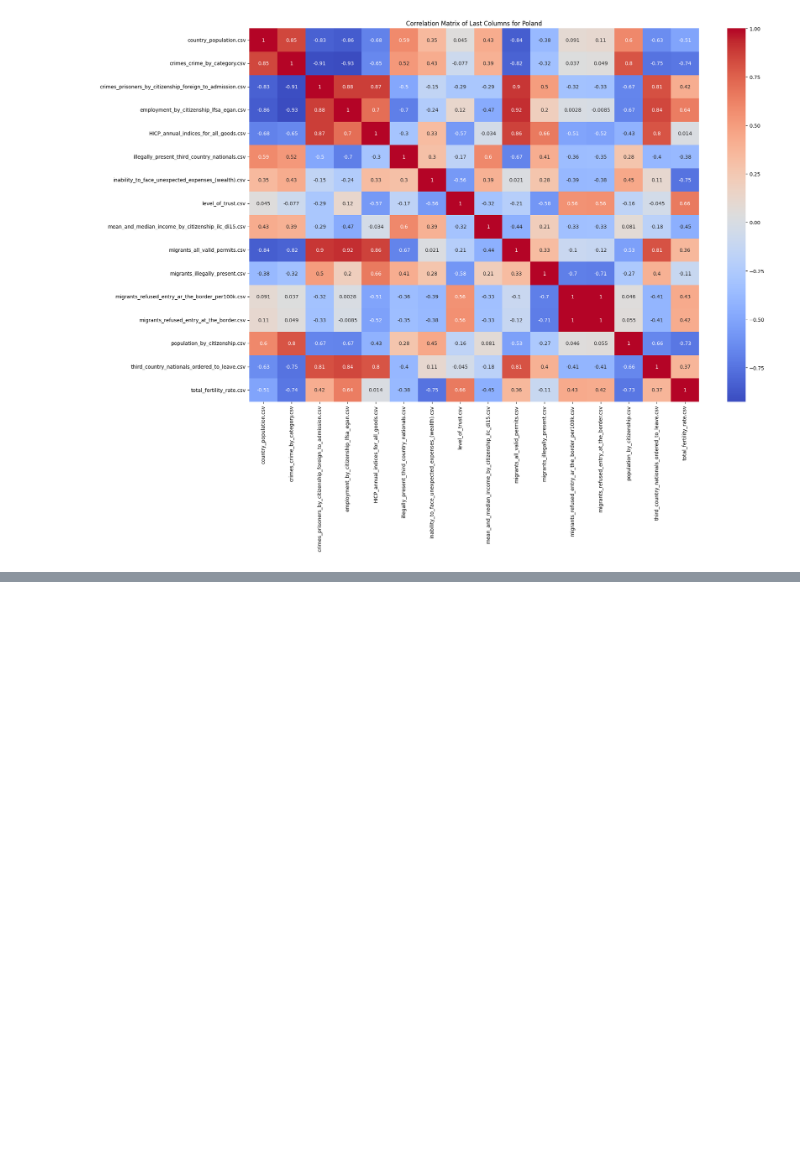
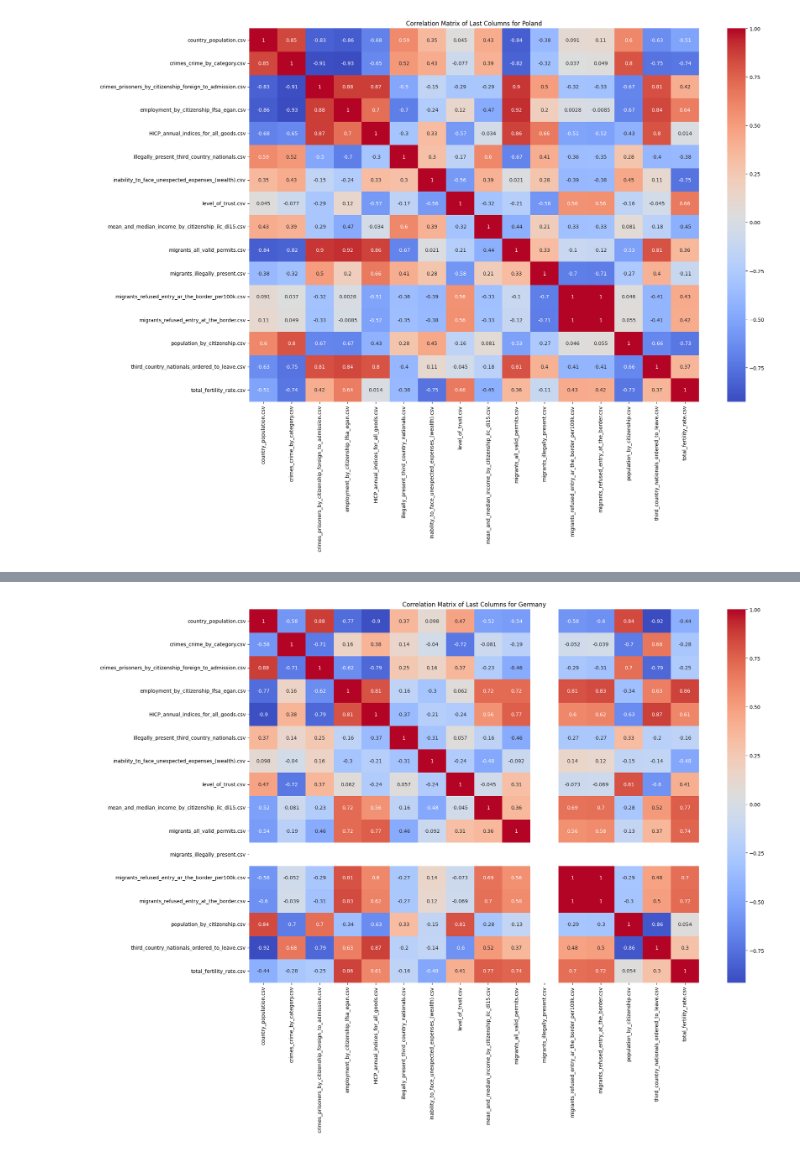
Before and after one commit to natix-x/Data-mining-in-Migration-Analysis, a Jupyter notebook: analysis/correlation_matrix.ipynb, the cells around one changed output, grey strips where cells are left out. Saved outputs shown, nothing was run; the diff lists cells and outputs as text; code cells hidden in the pictures; blank space fills up the shorter version.

```diff
--- a/analysis/correlation_matrix.ipynb
+++ b/analysis/correlation_matrix.ipynb
@@ -45,0 +52,4 @@ plt.show()
+# %%
+cor_matrix_per_country('Germany')
+# %% [output]
+[figure, added]
```
Also changed, not shown: parts of 8 cells of this notebook.
